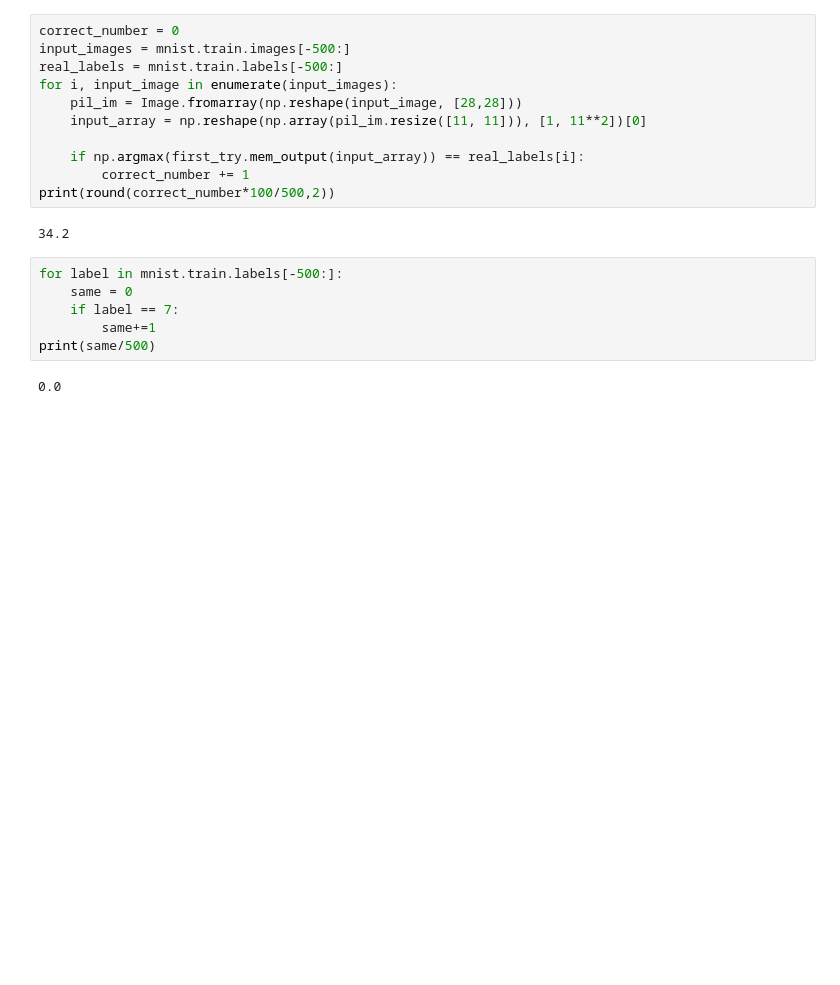
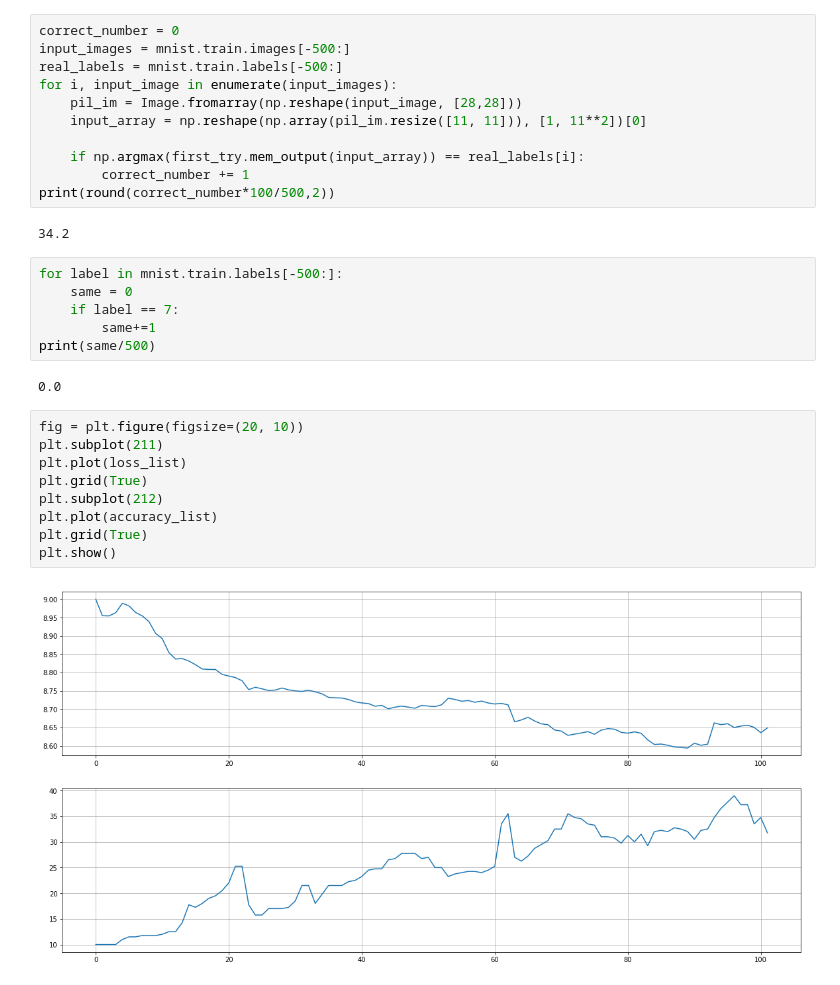
Before and after one commit to BJohn-dev/Memristor_learning_model, a Jupyter notebook: development/Memristor_mapping_new.ipynb, the cells around one changed output. Drawn from its saved outputs; the diff is of its cells as text; blank space fills up the shorter version.

```diff
--- a/development/Memristor_mapping_new.ipynb
+++ b/development/Memristor_mapping_new.ipynb
@@ -365,3 +390,14 @@ for label in mnist.train.labels[-500:]:
 print(same/500)
 # %% [output]
 0.0
+# %%
+fig = plt.figure(figsize=(20, 10))
+plt.subplot(211)
+plt.plot(loss_list)
+plt.grid(True)
+plt.subplot(212)
+plt.plot(accuracy_list)
+plt.grid(True)
+plt.show()
+# %% [output]
+[figure, added]
```
Also changed, not shown: parts of 28 cells of this notebook.
